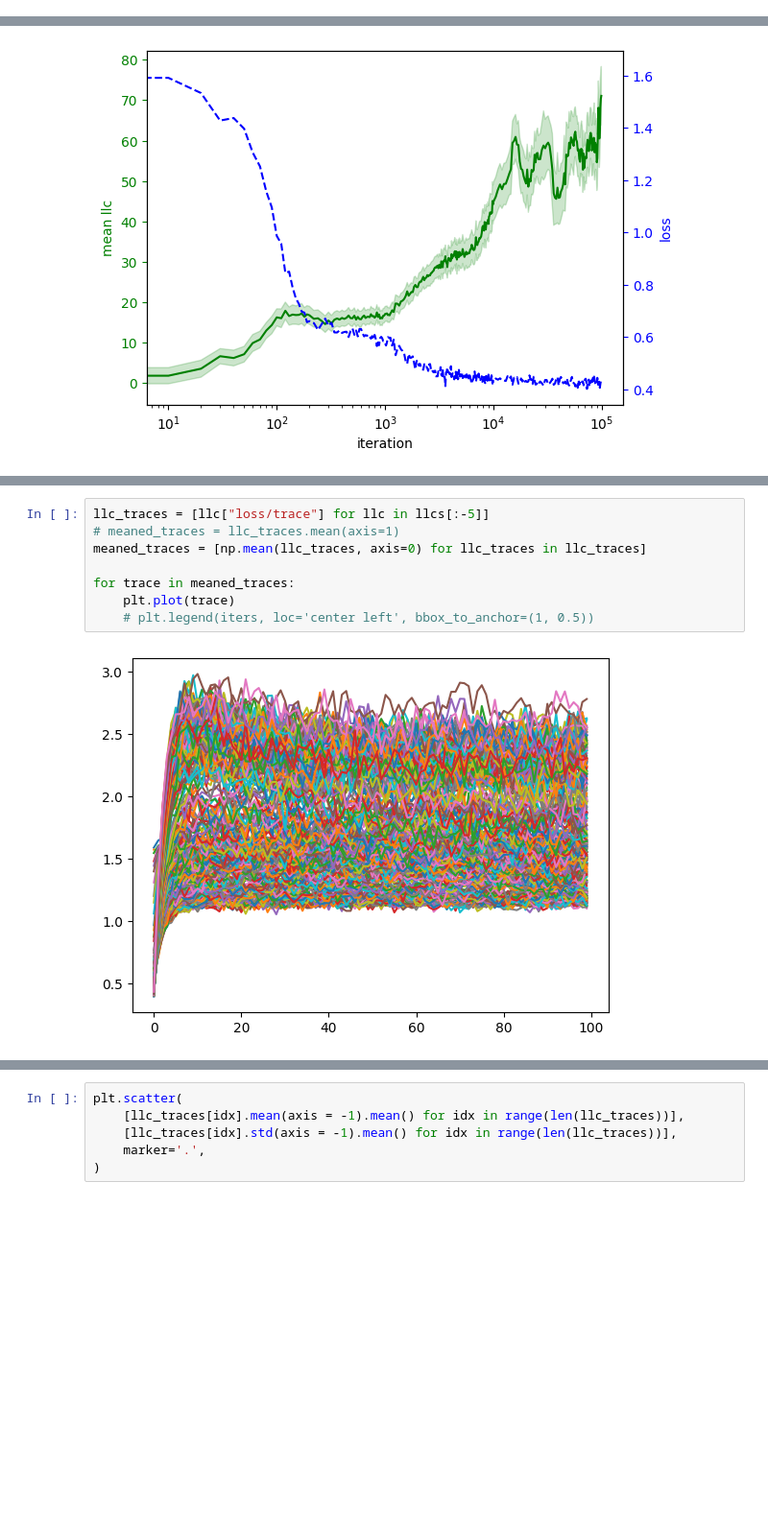
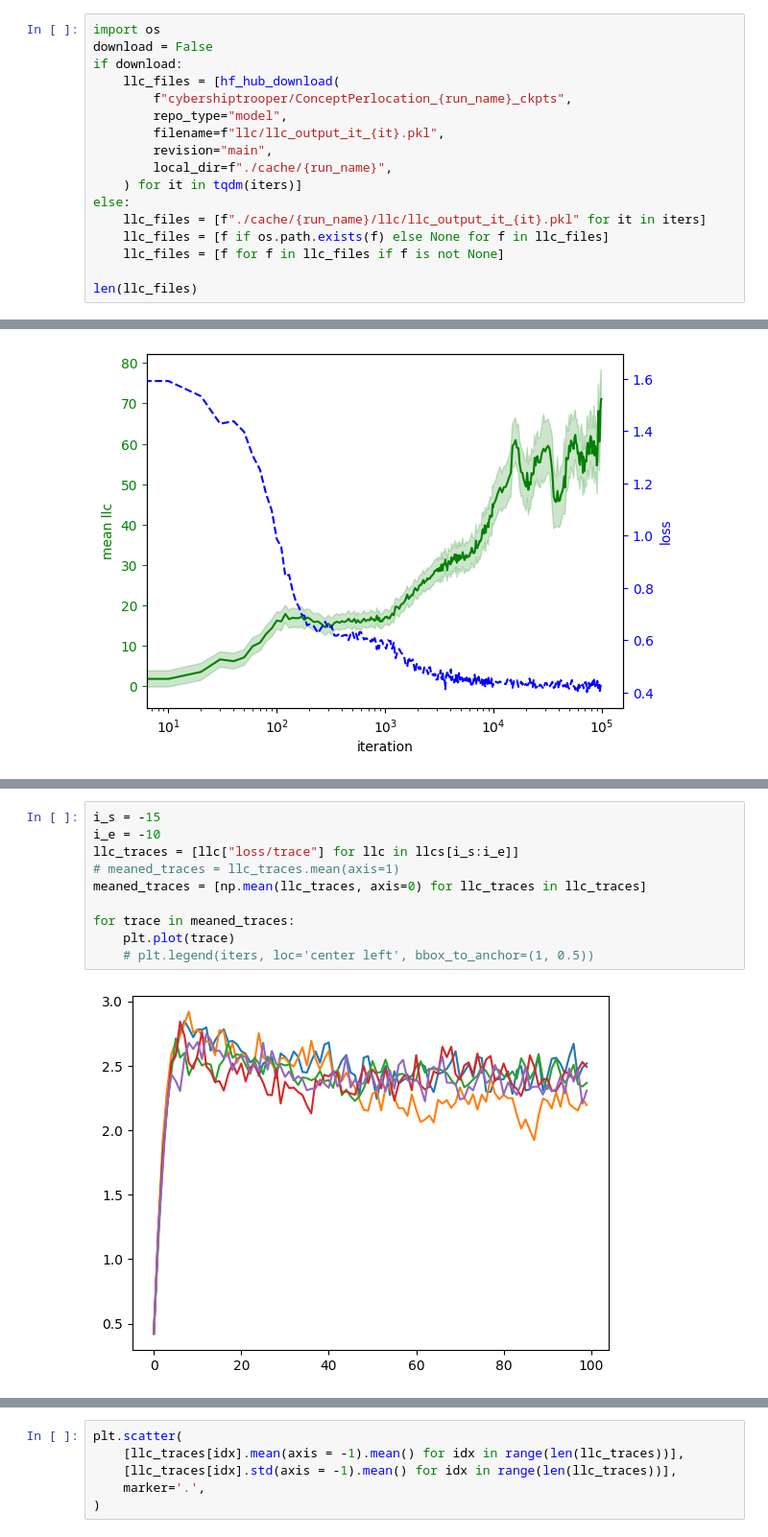
Before and after one commit to cybershiptrooper/ConceptPercolation, a Jupyter notebook: load_llc.ipynb, the cells around one changed output, grey strips where cells are left out. Shown at 96% size. Drawn from its saved outputs; the diff is of its cells as text; blank space fills up the shorter version.

```diff
--- a/load_llc.ipynb
+++ b/load_llc.ipynb
@@ -24,0 +18,17 @@ llc_files = [hf_hub_download(
+# %%
+import os
+download = False
+if download:
+    llc_files = [hf_hub_download(
+        f"cybershiptrooper/ConceptPerlocation_{run_name}_ckpts",
+        repo_type="model",
+        filename=f"llc/llc_output_it_{it}.pkl",
+        revision="main",
+        local_dir=f"./cache/{run_name}",
+    ) for it in tqdm(iters)]
+else:
+    llc_files = [f"./cache/{run_name}/llc/llc_output_it_{it}.pkl" for it in iters]
+    llc_files = [f if os.path.exists(f) else None for f in llc_files]
+    llc_files = [f for f in llc_files if f is not None]
+
+len(llc_files)
@@ -65,10 +131,12 @@ plt.xscale('log')
 # %%
-llc_traces = [llc["loss/trace"] for llc in llcs[:-5]]
+i_s = -15
+i_e = -10
+llc_traces = [llc["loss/trace"] for llc in llcs[i_s:i_e]]
 # meaned_traces = llc_traces.mean(axis=1)
 meaned_traces = [np.mean(llc_traces, axis=0) for llc_traces in llc_traces]
 
 for trace in meaned_traces:
     plt.plot(trace)
     # plt.legend(iters, loc='center left', bbox_to_anchor=(1, 0.5))
 # %% [output]
-[figure, old version]
+[figure, new version]
```
Also changed, not shown: parts of 5 cells of this notebook, 3 other files.
